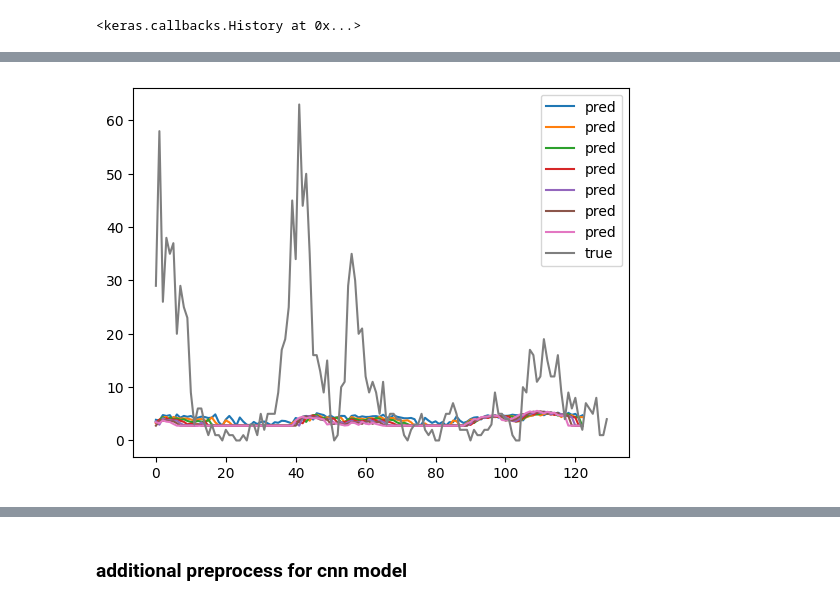
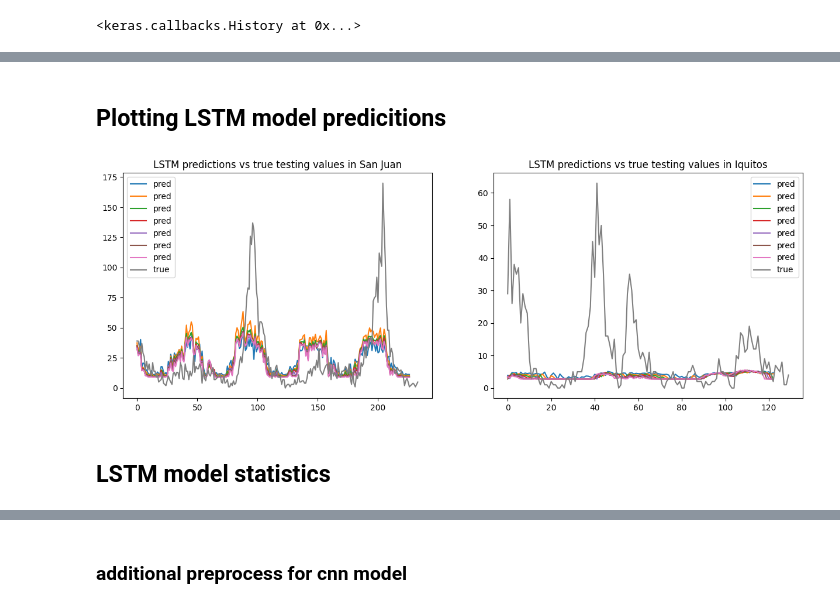
Before and after one commit to oscarschraenkler/DengAI, a Jupyter notebook: notebooks/Deep Learning Models Tizian.ipynb, the cells around one changed output, grey strips where cells are left out. Saved outputs shown, nothing was run; the diff lists cells and outputs as text; code cells hidden in the pictures.

```diff
--- a/notebooks/Deep Learning Models Tizian.ipynb
+++ b/notebooks/Deep Learning Models Tizian.ipynb
@@ -468,8 +455,21 @@ iq_lstm_test_preds = iq_model_lstm.predict(iq_test_sequences)
-# %%
-iq_lstm_test_preds=iq_lstm_test_preds.reshape(123,7)
-plt.plot(iq_lstm_test_preds, label='pred')
-plt.plot(iq_y_test.values, label='true')
-plt.legend()
-plt.show;
-# %% [output]
-[figure, removed]
+# %% [markdown]
+## Plotting LSTM model predicitions
+# %%
+#Plotting true values vs predictions on testing data
+plt.figure(figsize=[15,5])
+plt.subplot(121)
+plt.plot(sj_lstm_test_preds, label='pred')
+plt.plot(sj_y_test.values, label='true')
+plt.legend()
+plt.title('LSTM predictions vs true testing values in San Juan')
+plt.show;
+plt.subplot(122)
+plt.plot(iq_lstm_test_preds, label='pred')
+plt.plot(iq_y_test.values, label='true')
+plt.legend()
+plt.title('LSTM predictions vs true testing values in Iquitos')
+plt.show;
+# %% [output]
+[figure, added]
+# %% [markdown]
+## LSTM model statistics
```
Also changed, not shown: parts of 65 cells of this notebook, 15 other files.
